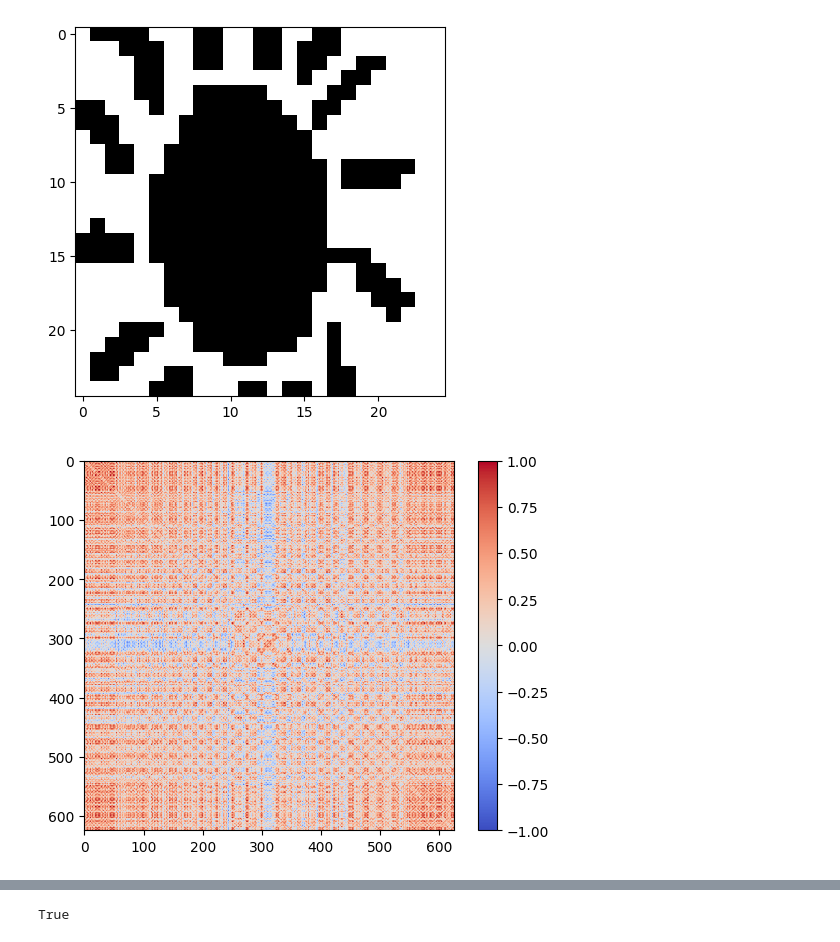
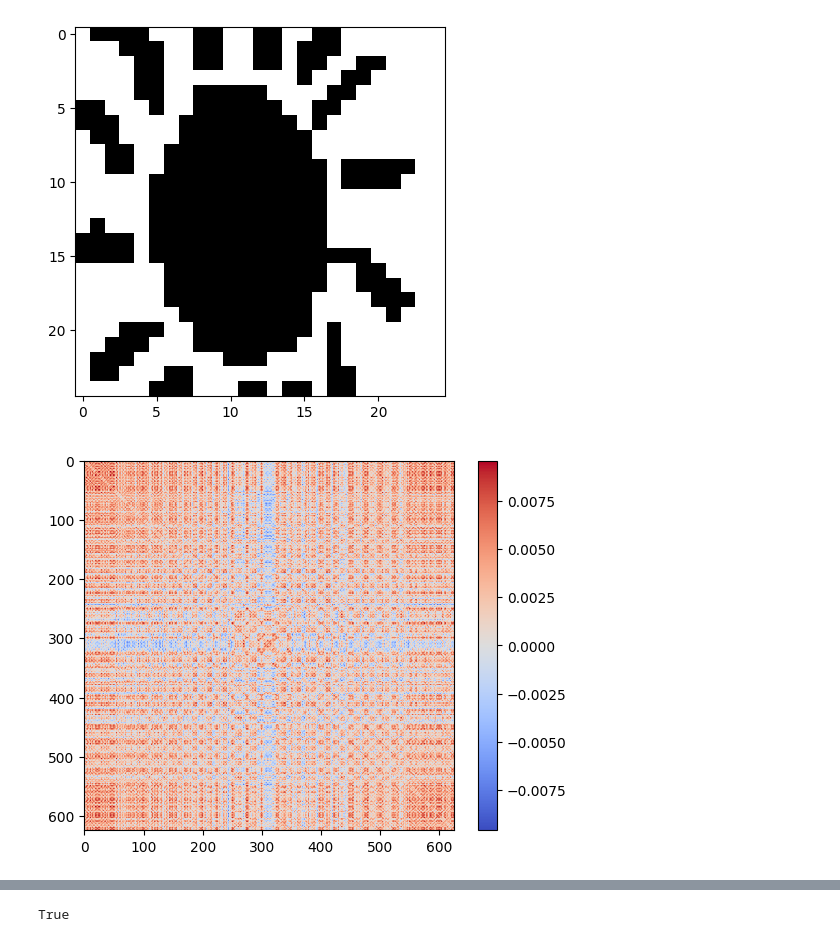
Before and after one commit to michalmuzyka/sn2, a Jupyter notebook: hopfield.ipynb, the cells around one changed output, grey strips where cells are left out. Cells and saved outputs as stored; diff of their text form; code cells hidden in the pictures.

```diff
--- a/hopfield.ipynb
+++ b/hopfield.ipynb
@@ -27,30 +27,31 @@ class SimulationType(Enum):
 
 class HopfieldNetwork:
 
-    def __init__(self, X, Y, learning_rule, oja_iterations = 100) -> None:
+    def __init__(self, X, Y, learning_rule, oja_iterations = 100, learning_rate = 0.001) -> None:
         self.X = X
         self.Y = Y
         self.num_neurons = X * Y
         self.learning_rule = learning_rule
         self.oja_iterations = oja_iterations
+        self.learning_rate = learning_rate
         self.energy_values = []
 
         pass
 
     def train_heb(self, train_data):
-        self.weights = np.dot(train_data.T, train_data) / np.shape(train_data)[0]
+        self.weights = np.dot(train_data.T, train_data) / self.num_neurons
         pass
 
     def train_oja(self, train_data):
         self.train_heb(train_data)
 
         for i in range(self.oja_iterations):
-            self.weights = np.dot(train_data.T, train_data - np.dot(train_data, self.weights)) / np.shape(train_data)[0]
+            y = self.sync_update(train_data)
+            self.weights += self.learning_rate * np.dot(y.T, train_data - np.dot(y, self.weights))
 
         pass
 
     def train(self, train_data):
-
         if self.learning_rule == LearningRule.Hebb:
             self.train_heb(train_data)
         else:
@@ -87,6 +88,7 @@ class HopfieldNetwork:
 
             self.energy(data)
 
+
             if simulation_type == SimulationType.Async:
                 data = self.async_update(data)
             else:
@@ -147,22 +150,22 @@ False
 # %%
 import numpy as np
 import pandas as pd
 
 X = 25
 Y = 25
 
 data = pd.read_csv("data/large-25x25.csv", sep=",", header=None)
 data = np.array(data)
 
 display_bitmap(data[0, :], X, Y)
 
-hp = HopfieldNetwork(X, Y, LearningRule.Hebb)
+hp = HopfieldNetwork(X, Y, LearningRule.Hebb, 10)
 
 hp.train(data)
 
 to_restore = add_noise(data[0, :], 40)
 restored = hp.restore(to_restore, SimulationType.Async, 100)
 (data[0, :] == restored).all()
 # %% [output]
 [figure]
-[figure, old version]
+[figure, new version]
```
Also changed, not shown: parts of 2 cells of this notebook.
